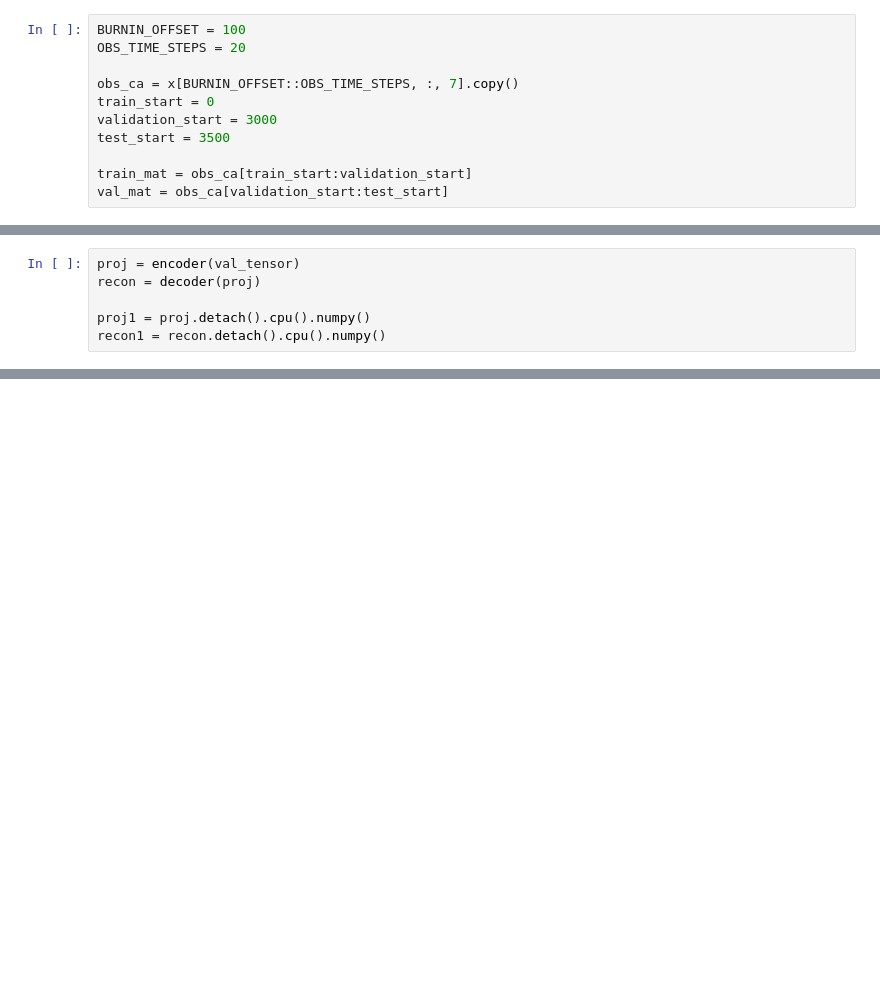
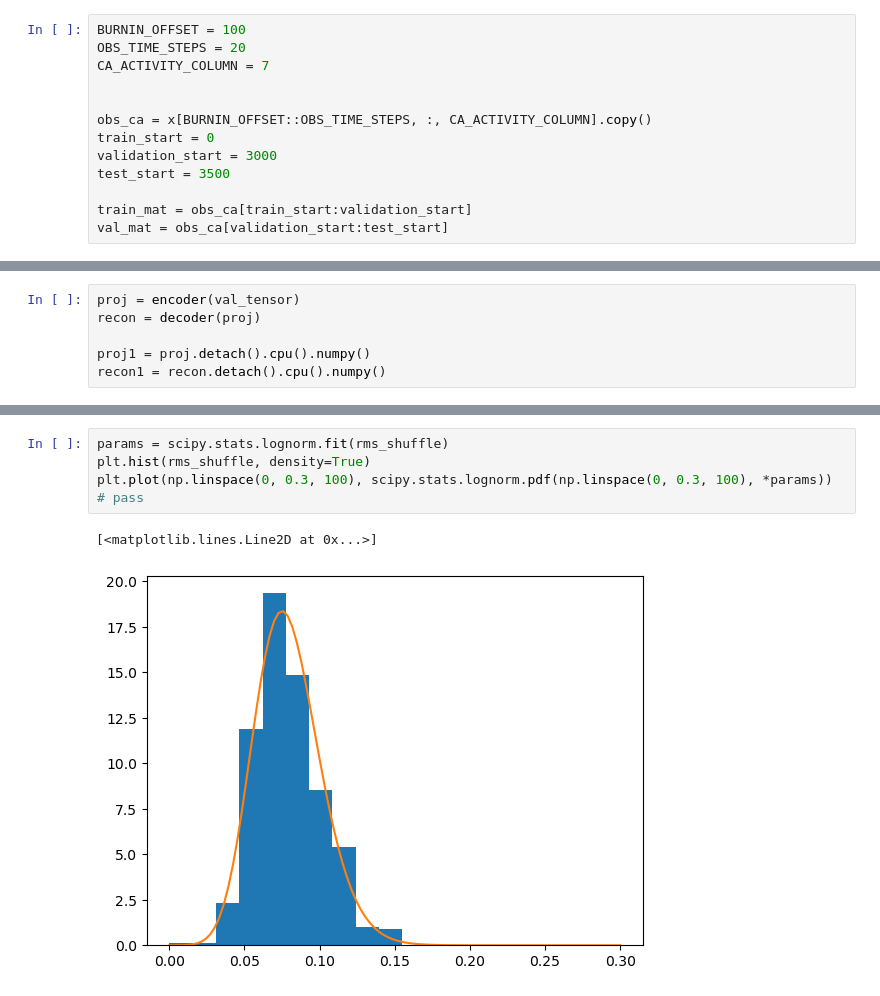
Before and after one commit to saalfeldlab/NeuralGraph, a Jupyter notebook: src/NeuralGraph/notebooks/latent_space.ipynb, the cells around one changed output, grey strips where cells are left out. Cells and saved outputs as stored; diff of their text form; blank space fills up the shorter version.

```diff
--- a/src/NeuralGraph/notebooks/latent_space.ipynb
+++ b/src/NeuralGraph/notebooks/latent_space.ipynb
@@ -69,8 +69,10 @@ neuron_ixs_by_type = compute_ixs_per_type(neuron_types)
 # %%
 BURNIN_OFFSET = 100
 OBS_TIME_STEPS = 20
+CA_ACTIVITY_COLUMN = 7
 
-obs_ca = x[BURNIN_OFFSET::OBS_TIME_STEPS, :, 7].copy()
+
+obs_ca = x[BURNIN_OFFSET::OBS_TIME_STEPS, :, CA_ACTIVITY_COLUMN].copy()
 train_start = 0
 validation_start = 3000
 test_start = 3500
@@ -251,0 +427,8 @@ i=6905
+# %%
+params = scipy.stats.lognorm.fit(rms_shuffle)
+plt.hist(rms_shuffle, density=True)
+plt.plot(np.linspace(0, 0.3, 100), scipy.stats.lognorm.pdf(np.linspace(0, 0.3, 100), *params))
+# pass
+# %% [output]
+[<matplotlib.lines.Line2D at 0x...>]
+[figure, added]
```
Also changed, not shown: parts of 17 cells of this notebook, 1 other file.
